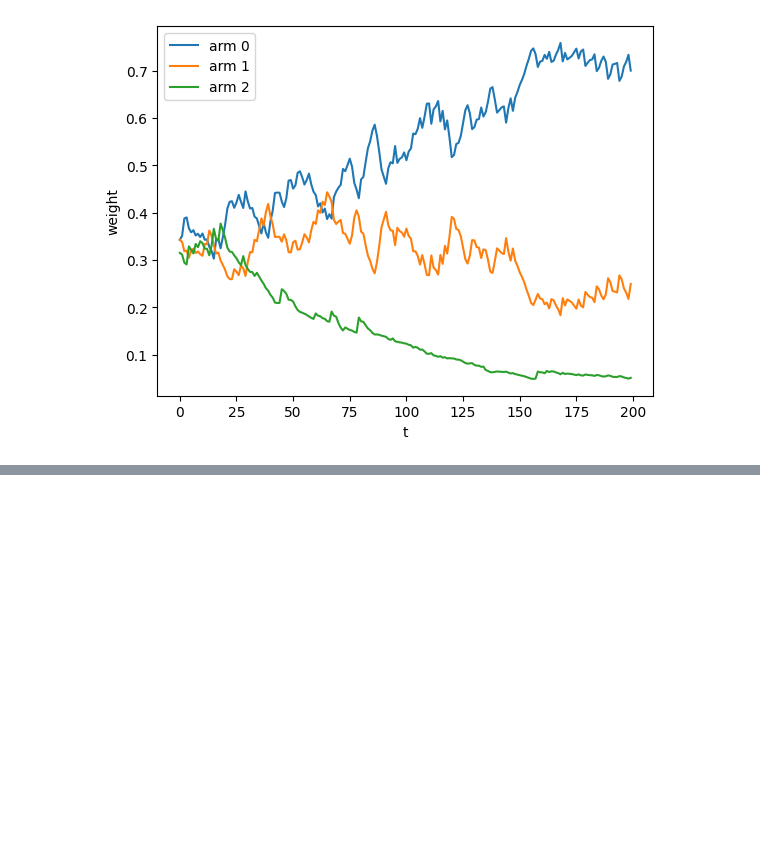
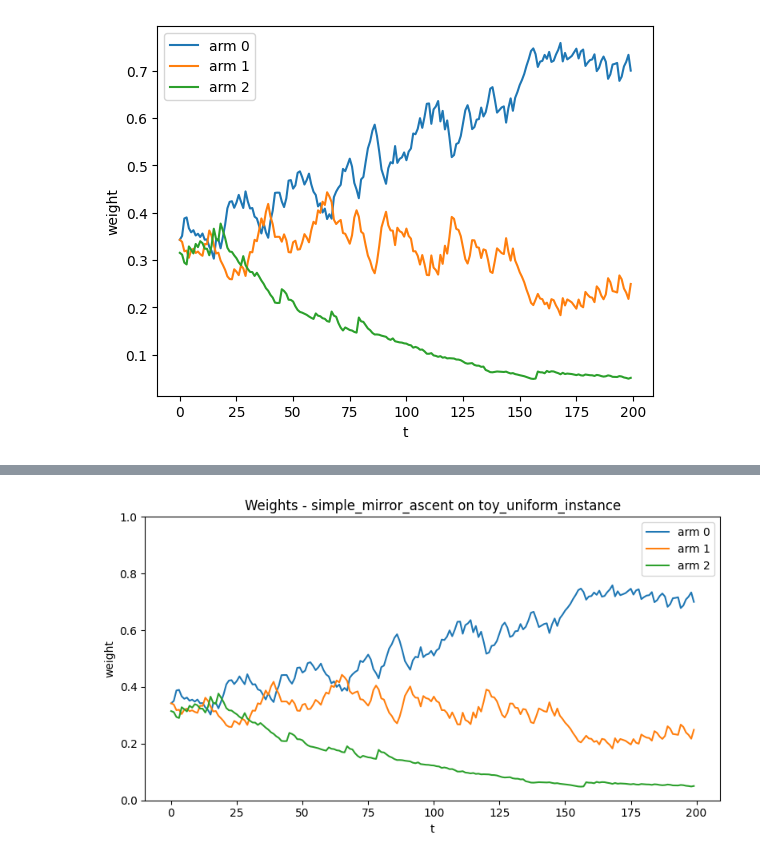
Before and after one commit to carrascoORT/distributional-bandits, a Jupyter notebook: notebooks/01_test_instance.ipynb, the cells around one changed output, grey strips where cells are left out. Saved outputs shown, nothing was run; the diff lists cells and outputs as text; code cells hidden in the pictures; blank space fills up the shorter version.

```diff
--- a/notebooks/01_test_instance.ipynb
+++ b/notebooks/01_test_instance.ipynb
@@ -137,0 +160,6 @@ save_metadata_json(results, "G:\\Mi unidad\\projects\\distributional-bandits\\di
+# %%
+fig, ax = plot_weight_trajectories(results, show=False)
+save_figure(fig, "../results/figures/test_weights.png")
+plt.show()
+# %% [output]
+[figure, added]
```
Also changed, not shown: parts of 3 cells of this notebook, 3 other files.
